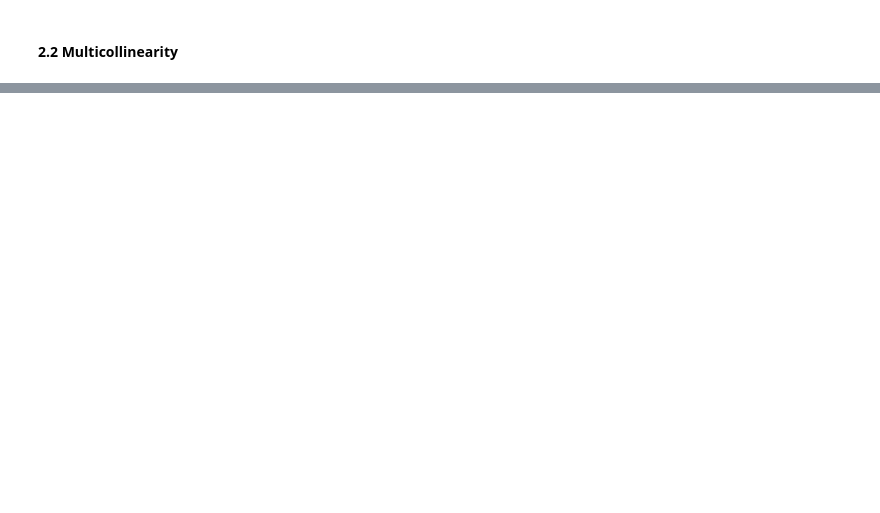
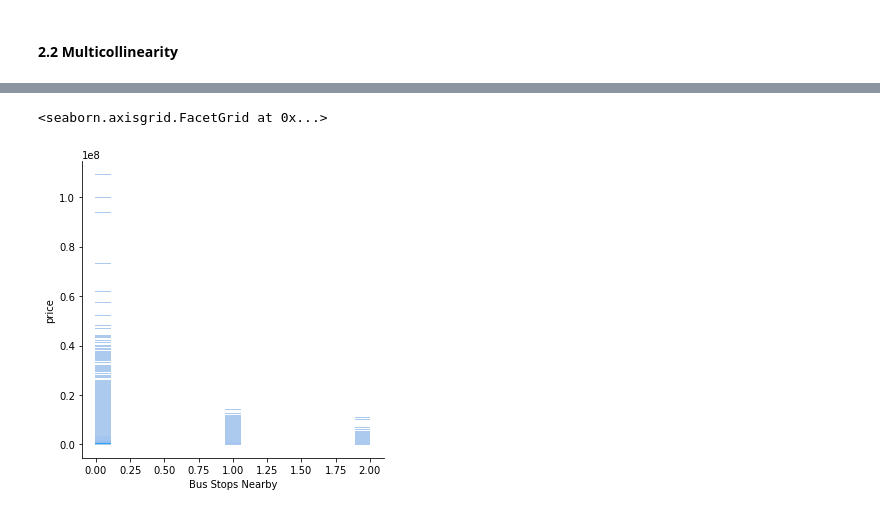
Before and after one commit to nicolepng/BT4222, a Jupyter notebook: OLS & Polynomial Regression.ipynb, the cells around one changed output, grey strips where cells are left out. Saved outputs shown, nothing was run; the diff lists cells and outputs as text; code cells hidden in the pictures; blank space fills up the shorter version.

```diff
--- a/OLS & Polynomial Regression.ipynb
+++ b/OLS & Polynomial Regression.ipynb
@@ -70,0 +97,6 @@ sns.heatmap(df_new.corr(), annot = True, vmin=-1, vmax=1, center= 0, cmap= 'cool
+# %%
+# Price and bus stops nearby
+sns.displot(df, x="Bus Stops Nearby", y="price")
+# %% [output]
+<seaborn.axisgrid.FacetGrid at 0x...>
+[figure, added]
```
Also changed, not shown: parts of 11 cells of this notebook.
